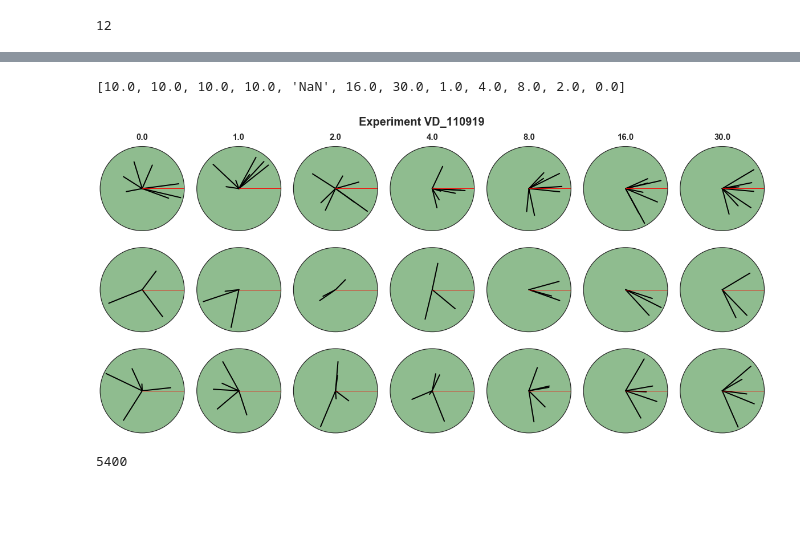
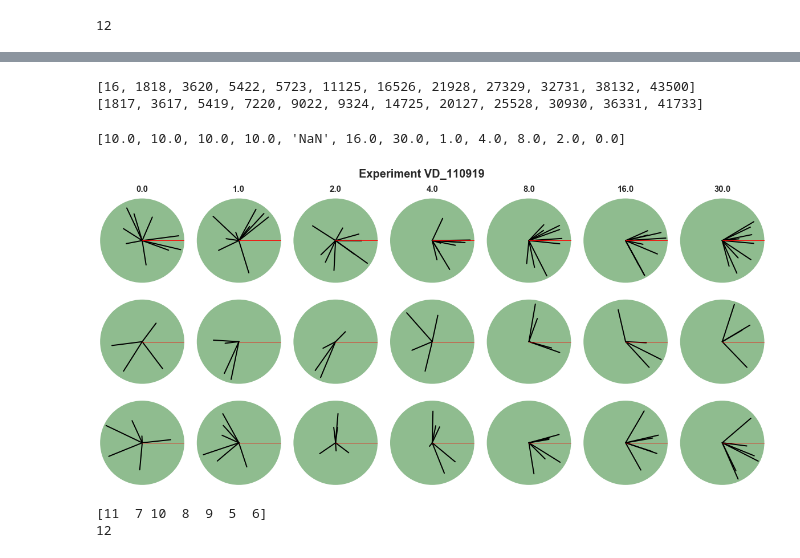
Before and after one commit to f-ponce/vdesert_pipeline, a Jupyter notebook: VD_110919.ipynb, the cells around one changed output, grey strips where cells are left out. Drawn from its saved outputs; the diff is of its cells as text; code cells hidden in the pictures; blank space fills up the shorter version.

```diff
--- a/VD_110919.ipynb
+++ b/VD_110919.ipynb
@@ -198,7 +202,7 @@ def circvar(alpha,axis=None):
     return R
 # %%
 exp = 'VD_110919'
-dataDir = '/Users/fponce/Documents/vdesert/temp'
+dataDir = '/Users/fponce/Documents/vdesert/VD_110919/data'
 pattern_vdesert_data = "*.hdf5"
 
 n_trials = 12
@@ -506,3 +511,25 @@ for i in range(len(all_start_times)):
+# %%
+#get start and end frames for first and last minute in each trial
+
+#get start frames for last minuten and end frames first min
+all_start_frames_m_lm = []
+all_end_frames_m_fm = []
+for i in range(len(all_start_frames_m)):
+    start_frames_m_lm_trials = []
+    end_frames_m_fm_trials = []
+    for j in range(len(all_start_frames_m[0])):
+        start_frames_m_lm = all_end_frames_m[i][j] - number_frames_per_sec*60 #getting start frames last min
+        end_frames_m_fm = all_start_frames_m[i][j] + number_frames_per_sec*60 #getting end frames first min
+        start_frames_m_lm_trials.append(start_frames_m_lm)
+        end_frames_m_fm_trials.append(end_frames_m_fm)
+    all_start_frames_m_lm.append(start_frames_m_lm_trials)
+    all_end_frames_m_fm.append(end_frames_m_fm_trials)
+
+print(all_start_frames_m_lm[0])
+print(all_end_frames_m_fm[0])
+# %% [output]
+[16, 1818, 3620, 5422, 5723, 11125, 16526, 21928, 27329, 32731, 38132, 43500]
+[1817, 3617, 5419, 7220, 9022, 9324, 14725, 20127, 25528, 30930, 36331, 41733]
 # %%
 #get ledpanels info
 
@@ -643,14 +670,14 @@ for i in range(len(all_rmean_headings)):
 #sort the differences of angles of headings and patterns
 for i in range(len(all_ang_dif)):
     mean_ang_dif = np.mean(np.abs(all_ang_dif[i][5:13]))
-    #print(mean_ang_dif)
+#     print(mean_ang_dif)
 
 #did it manually, need to implement
-ang_dif = [0,0,0,180,0,180,0,0,180,180,0,90,180,90,90]
+ang_dif = [0,0,0,180,0,180,0,0,180,180,0,90,180,90,90,180,90,0,0]
 
-zeroo = [0,1,2,4,6,7,10]
-fb = [3,5,8,9,12]
-ort = [11,13,14]
+zeroo = [0,1,2,4,6,7,10,17,18]
+fb = [3,5,8,9,12,15]
+ort = [11,13,14,16]
 # %%
 print(all_speeds_vd[0])
 # %% [output]
@@ -1019,7 +1046,7 @@ bckclr_labels = ['darkseagreen']
 
 for j in range(len(all_idxs_sorted[0])):
     for i in range(len(all_circmeans_vf)):
-        if i in [0,1,2,4,6,7,10]:#pattern and heading diff = 0
+        if i in zeroo:#pattern and heading diff = 0
             axisorder = [0,1,2,3,4,5,6]
 
             cms = all_circmeans_vf[i][all_idxs_sorted[i][j]]
@@ -1035,38 +1062,40 @@ for j in range(len(all_idxs_sorted[0])):
             axs[axisorder[j]].xaxis.set_tick_params(labelsize=15, pad=10)
             axs[axisorder[j]].patch.set_facecolor(bckclr_labels[0])
 
-        elif i in [11,13,14]:#pattern and heading diff = 90
+        elif i in ort:#pattern and heading diff = 90
             axisorder = [7,8,9,10,11,12,13]
 
             cms = all_circmeans_vf[i][all_idxs_sorted[i][j]]
             cvs = all_circvars_vf[i][all_idxs_sorted[i][j]]
             axs[axisorder[j]].plot((0, cms), ( 0, cvs), alpha = 1, color = 'k', linewidth =2)
             axs[axisorder[j]].plot((0, 0), ( 0, 1), alpha = 0.9, color = 'r', linewidth =1)
             axs[axisorder[j]].grid(False)
             axs[axisorder[j]].set_yticks([])
             axs[axisorder[j]].set_xticks([])
             axs[axisorder[j]].spines['polar'].set_visible(True)
             axs[axisorder[j]].set_rlim(0,1)
             axs[axisorder[j]].xaxis.set_tick_params(labelsize=15, pad=10)
             axs[axisorder[j]].patch.set_facecolor(bckclr_labels[0])
 
-        elif i in [3,5,8,9,12]:#pattern and heading diff = 180
+        elif i in fb:#pattern and heading diff = 180
             axisorder = [14,15,16,17,18,19,20]
 
             cms = all_circmeans_vf[i][all_idxs_sorted[i][j]]
             cvs = all_circvars_vf[i][all_idxs_sorted[i][j]]
             axs[axisorder[j]].plot((0, cms), ( 0, cvs), alpha = 1, color = 'k', linewidth =2)
             axs[axisorder[j]].plot((0, 0), ( 0, 1), alpha = 0.9, color = 'r', linewidth =1)
             axs[axisorder[j]].grid(False)
             axs[axisorder[j]].set_yticks([])
             axs[axisorder[j]].set_xticks([])
             axs[axisorder[j]].spines['polar'].set_visible(True)
             axs[axisorder[j]].set_rlim(0,1)
             #axs[axisorder[j]].yaxis.set_tick_params(labelsize=3, pad=5)
             axs[axisorder[j]].patch.set_facecolor(bckclr_labels[0])
 # %% [output]
-[figure, old version]
+[figure, new version]
-# %%
-print(len(p))
-# %% [output]
-5400
+# %%
+print((all_idxs_sorted[0]))
+print(len(all_circmeans_vf[0]))
+# %% [output]
+[11  7 10  8  9  5  6]
+12
```
Also changed, not shown: parts of 7 cells of this notebook, 13 other files.
